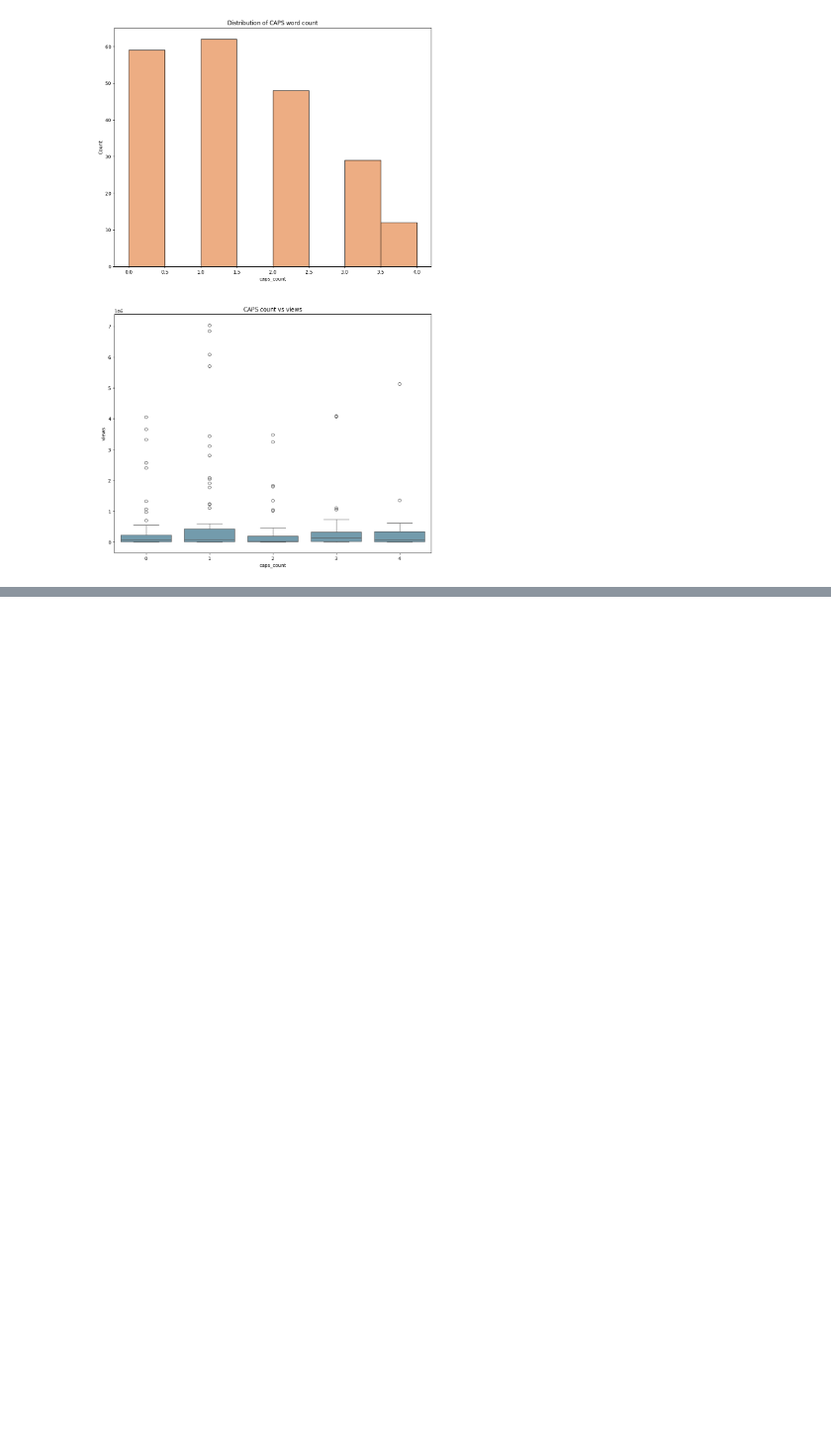
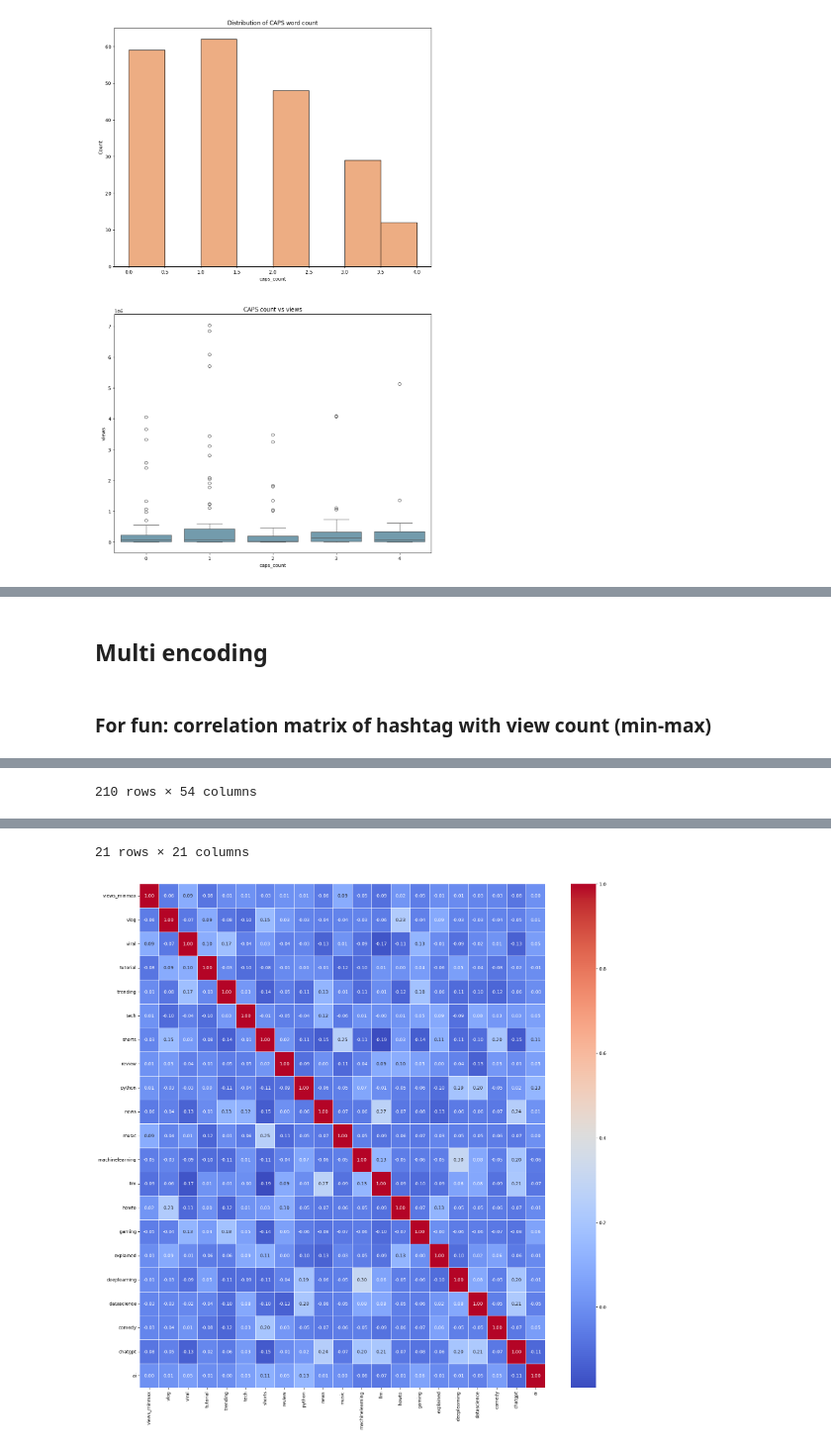
Before and after one commit to atifmmahmud/mahmud_atif_LabTask, a Jupyter notebook: LabTask04/Jun8_Code.ipynb, the cells around one changed output, grey strips where cells are left out. Shown at 99% size. Drawn from its saved outputs; the diff is of its cells as text; code cells hidden in the pictures; blank space fills up the shorter version.

```diff
--- a/LabTask04/Jun8_Code.ipynb
+++ b/LabTask04/Jun8_Code.ipynb
@@ -331,0 +427,26 @@ Text(0, 0.5, 'views')
+# %% [markdown]
+## Multi encoding
+# %%
+mlb = MultiLabelBinarizer()
+df_videos["hashtags"] = df_videos["hashtags"].apply(json.loads)
+hashtag_encoded = pd.DataFrame(
+    mlb.fit_transform(df_videos["hashtags"]),
+    columns=mlb.classes_,
+    index=df_videos.index
+)
+df_videos = pd.concat(
+    [df_videos, hashtag_encoded],
+    axis=1
+)
+# %% [markdown]
+### For fun: correlation matrix of hashtag with view count (min-max)
+# %%
+df_videos["views_minmax"] = scaler.fit_transform(df_videos[["views"]])
+display(df_videos)
+correlation_columns = ["views_minmax", "vlog", "viral", "tutorial", "trending", "tech", "shorts", "review", "python", "news", "music", "machinelearning", "llm", "howto", "gaming", "explained", "deeplearning", "datascience", "comedy", "chatgpt", "ai" ]
+correlation_matrix = df_videos[correlation_columns].corr()
+display (correlation_matrix)
+plt.figure(figsize=(20,20))
+sns.heatmap(correlation_matrix, annot=True, cmap='coolwarm', fmt=".2f", linewidths=0.5)
+plt.show()
+# %% [output]
@@ -331,0 +465 @@ Text(0, 0.5, 'views')
+210 rows × 54 columns
@@ -331,0 +483,2 @@ Text(0, 0.5, 'views')
+21 rows × 21 columns
+[figure, added]
```
Also changed, not shown: parts of 10 cells of this notebook.
